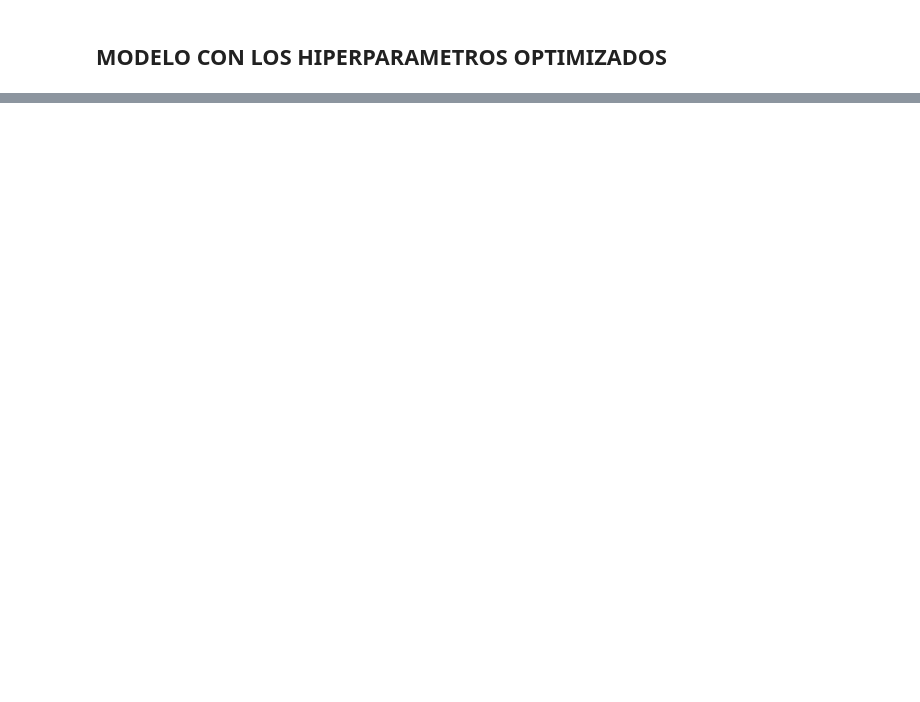
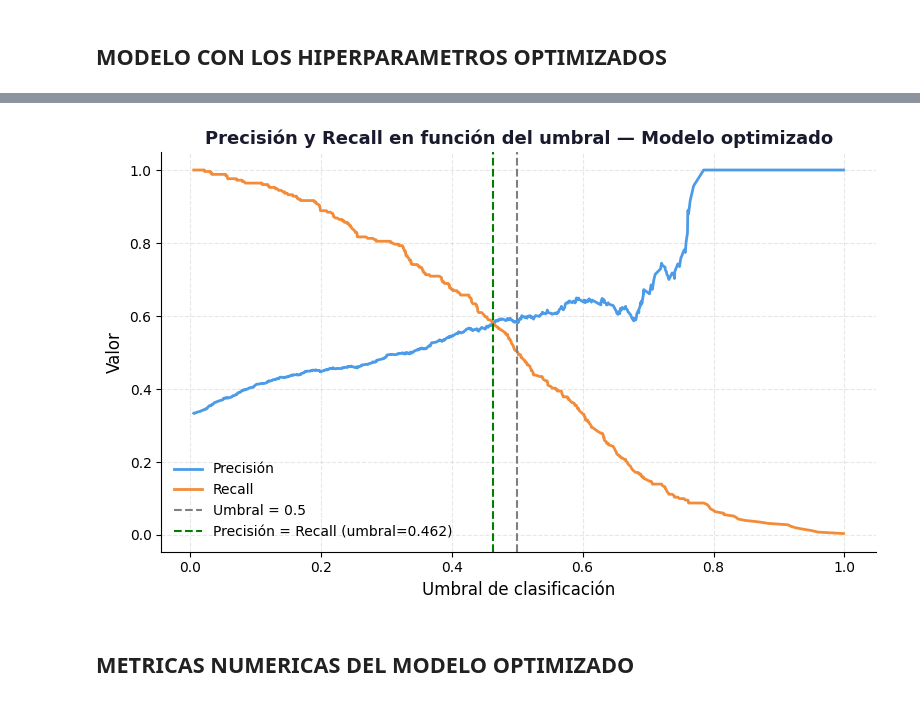
Before and after one commit to yacuervo18/Proyecto_Analitica_III, a Jupyter notebook: src/Modelo_RN_1.ipynb, the cells around one changed output, grey strips where cells are left out. Saved outputs shown, nothing was run; the diff lists cells and outputs as text; code cells hidden in the pictures; blank space fills up the shorter version.

```diff
--- a/src/Modelo_RN_1.ipynb
+++ b/src/Modelo_RN_1.ipynb
@@ -968,0 +1041,31 @@ Epoch 36/100
+# %%
+from sklearn.metrics import precision_recall_curve
+
+# ── Curva Precision-Recall ────────────────────────────────────────────────
+precision_curve, recall_curve, thresholds = precision_recall_curve(y_test, y_prob_test_opt)
+
+fig, ax = plt.subplots(figsize=(8, 5))
+ax.plot(thresholds, precision_curve[:-1], color='#4C9BE8', linewidth=2, label='Precisión')
+ax.plot(thresholds, recall_curve[:-1],    color='#F28C38', linewidth=2, label='Recall')
+ax.axvline(x=0.5, color='gray', linestyle='--', linewidth=1.5, label='Umbral = 0.5')
+
+# Punto donde precision = recall
+diff = np.abs(precision_curve[:-1] - recall_curve[:-1])
+idx  = np.argmin(diff)
+ax.axvline(x=thresholds[idx], color='green', linestyle='--', linewidth=1.5,
+           label=f'Precisión = Recall (umbral={thresholds[idx]:.3f})')
+
+ax.set_title('Precisión y Recall en función del umbral — Modelo optimizado',
+             fontsize=13, fontweight='bold', color='#1a1a2e')
+ax.set_xlabel('Umbral de clasificación', fontsize=12)
+ax.set_ylabel('Valor', fontsize=12)
+ax.legend(fontsize=10, frameon=False)
+ax.spines[['top', 'right']].set_visible(False)
+ax.grid(alpha=0.3, linestyle='--')
+plt.tight_layout()
+plt.savefig('pr_modelo_opt.png', dpi=150, bbox_inches='tight')
+plt.show()
+# %% [output]
+[figure, added]
+# %% [markdown]
+## METRICAS NUMERICAS DEL MODELO OPTIMIZADO
```
Also changed, not shown: parts of 18 cells of this notebook, 8 other files.
